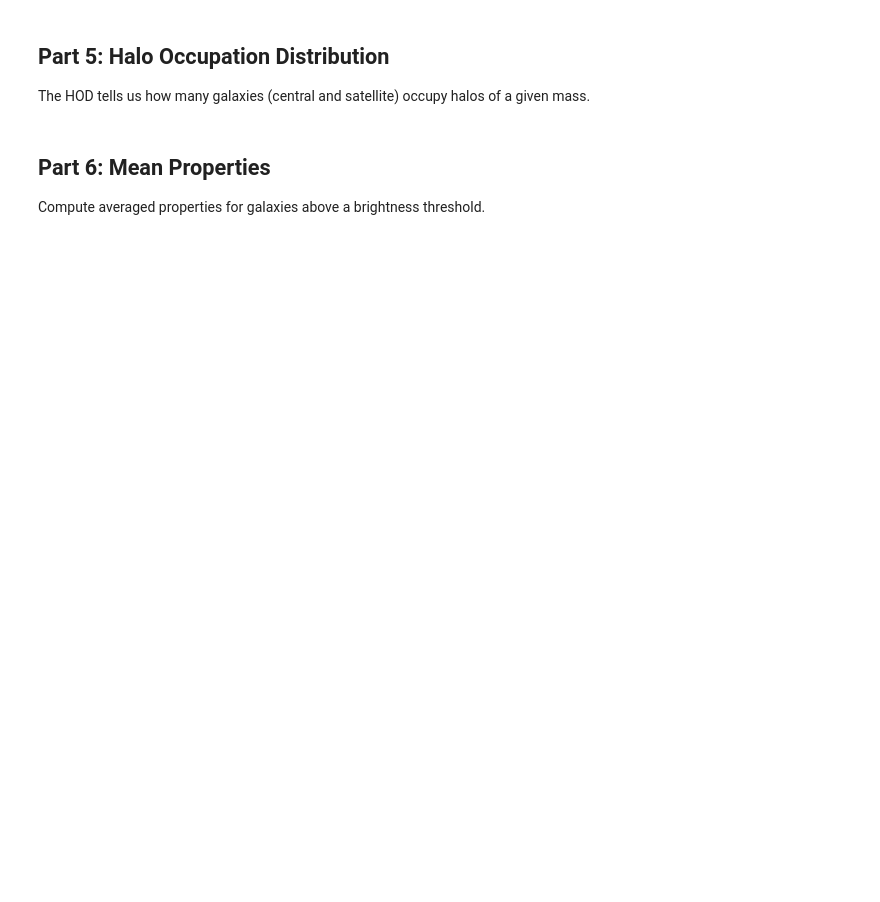
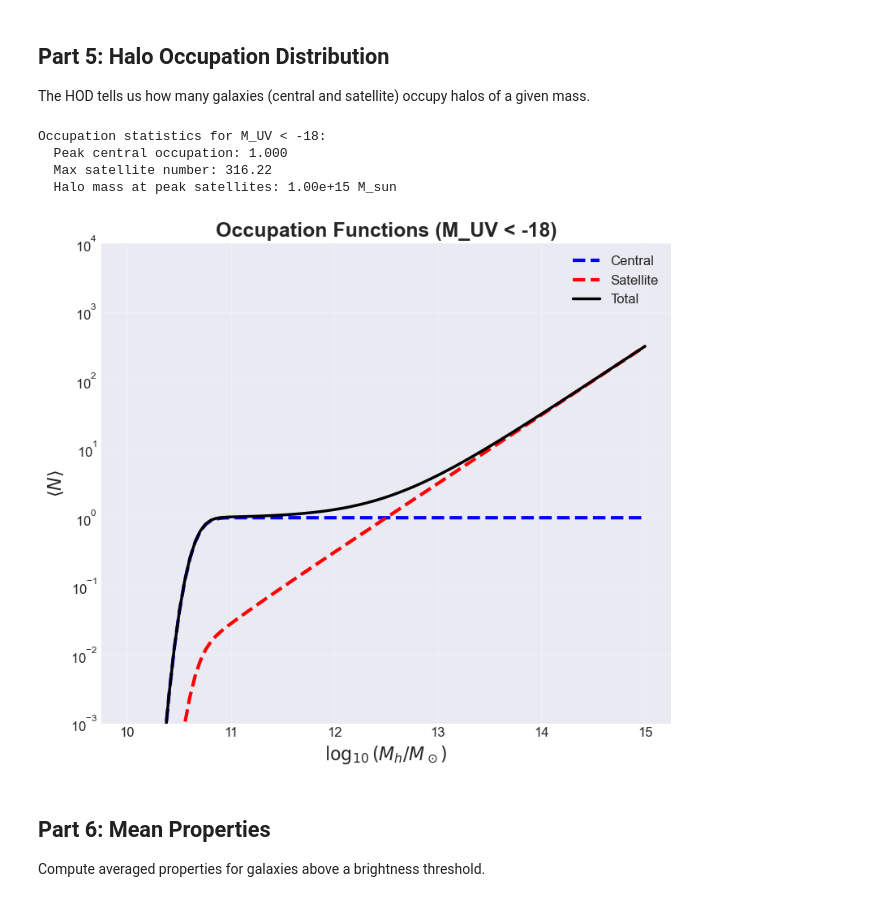
Before and after one commit to mShuntov/uvlf-hod, a Jupyter notebook: examples/basic_usage.ipynb, the cells around one changed output. Saved outputs shown, nothing was run; the diff lists cells and outputs as text; code cells hidden in the pictures; blank space fills up the shorter version.

Commit message:
Updated to use unified model

```diff
--- a/examples/basic_usage.ipynb
+++ b/examples/basic_usage.ipynb
@@ -153,7 +201,7 @@ The HOD tells us how many galaxies (central and satellite) occupy halos of a giv
 # %%
 # Compute occupation numbers for M_UV < -18
 MUV_thresh = -18
-Mh_range = np.logspace(9, 13, 100)
+Mh_range = np.logspace(10, 15, 100)
 
 N_cen = model.Ncen(Mh_range, MUV_thresh)
 N_sat = model.Nsat(Mh_range, MUV_thresh)
@@ -163,27 +211,34 @@ print(f"Occupation statistics for M_UV < {MUV_thresh}:")
 print(f"  Peak central occupation: {N_cen.max():.3f}")
 print(f"  Max satellite number: {N_sat.max():.2f}")
 print(f"  Halo mass at peak satellites: {Mh_range[np.argmax(N_sat)]:.2e} M_sun")
+# %% [output]
+Occupation statistics for M_UV < -18:
+  Peak central occupation: 1.000
+  Max satellite number: 316.22
+  Halo mass at peak satellites: 1.00e+15 M_sun
 # %%
 # Plot occupation functions
-fig, ax = plt.subplots(figsize=(10, 7))
+fig, ax = plt.subplots(figsize=(8, 7))
 
-ax.plot(np.log10(Mh_range), N_cen, 'b-', linewidth=3, label='Central')
-ax.plot(np.log10(Mh_range), N_sat, 'r-', linewidth=3, label='Satellite')
-ax.plot(np.log10(Mh_range), N_tot, 'k--', linewidth=2.5, label='Total')
+ax.plot(np.log10(Mh_range), N_cen, 'b--', linewidth=3, label='Central')
+ax.plot(np.log10(Mh_range), N_sat, 'r--', linewidth=3, label='Satellite')
+ax.plot(np.log10(Mh_range), N_tot, 'k-', linewidth=2.5, label='Total')
 
-ax.axvline(np.log10(model.Mcut), color='gray', linestyle=':',
-           linewidth=2, label=f'$M_{{cut}}$ = {model.Mcut:.1e} M$_\\odot$')
 
+ax.set_yscale('log')
+ax.set_ylim(0.001,10000)
 ax.set_xlabel('$\\log_{10}(M_h / M_\\odot)$', fontsize=16)
 ax.set_ylabel('$\\langle N \\rangle$', fontsize=16)
 ax.set_title(f'Occupation Functions (M_UV < {MUV_thresh})',
              fontsize=18, fontweight='bold')
 ax.legend(fontsize=12)
 ax.grid(True, alpha=0.3)
 ax.tick_params(labelsize=12)
 
 plt.tight_layout()
 plt.show()
+# %% [output]
+[figure, added]
 # %% [markdown]
 ## Part 6: Mean Properties
 
```
Also changed, not shown: parts of 13 cells of this notebook.
